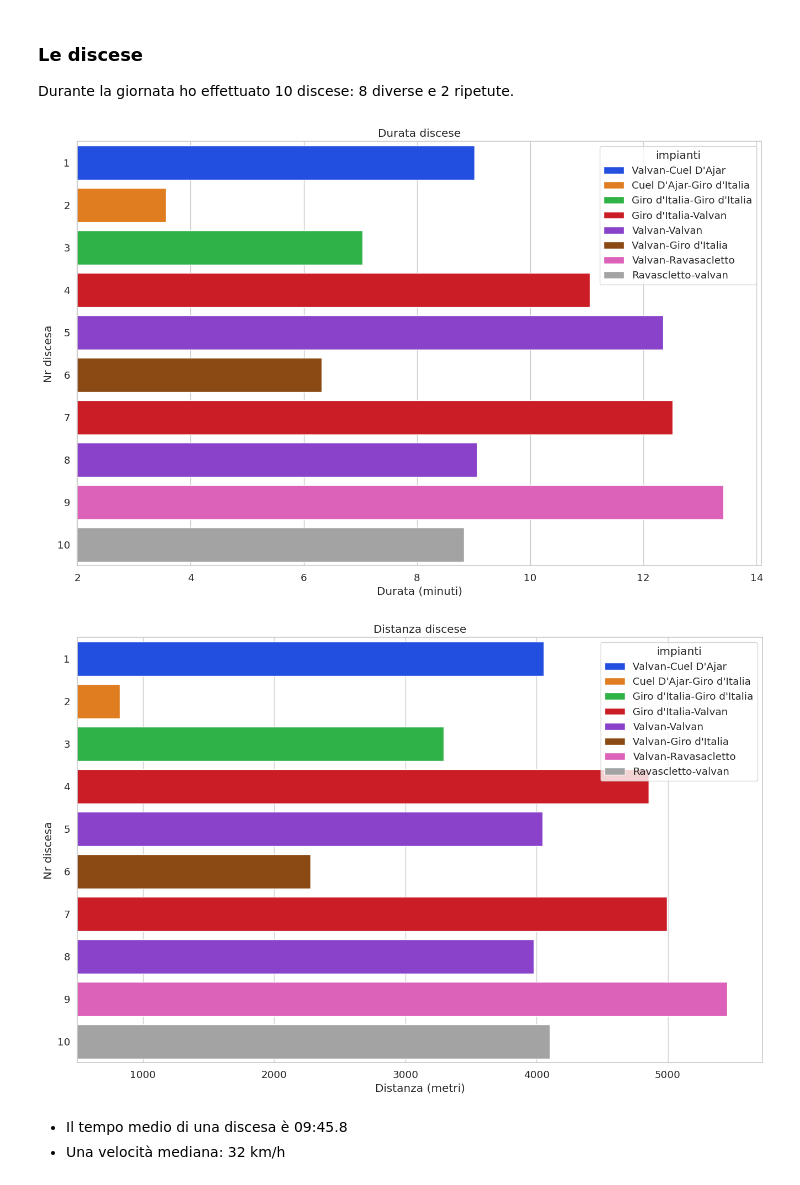
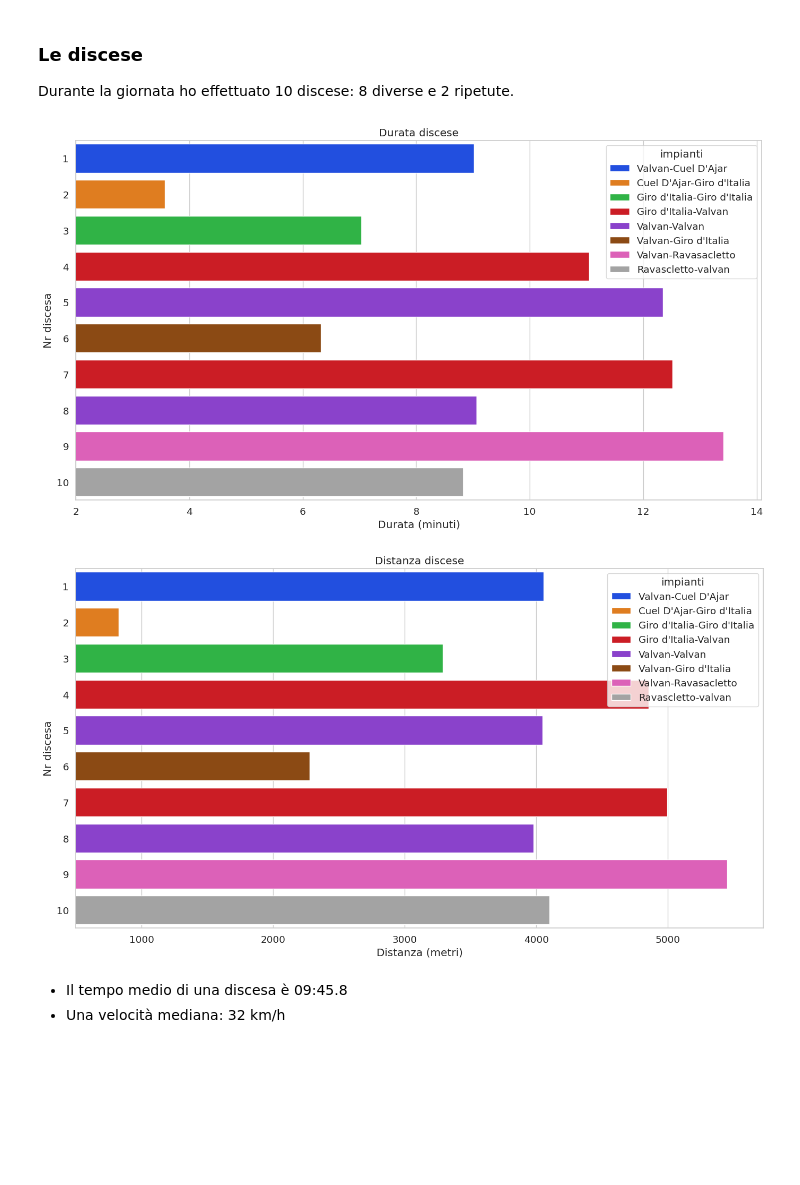
Before and after one commit to thomasmassarutto/DataSlopes, a Jupyter notebook: DataSlopes.ipynb, the cells around one changed output. Drawn from its saved outputs; the diff is of its cells as text; code cells hidden in the pictures; blank space fills up the shorter version.

```diff
--- a/DataSlopes.ipynb
+++ b/DataSlopes.ipynb
@@ -31,7 +31,8 @@ sns.set(
         font_scale = 1.2
         )
 
-safe_image_size= (16, 10) #16, 10
+safe_image_size= (14, 8) #16, 10
+safe_map_size= (14, 6.5) #16, 10
 # %%
 ## creazione df
 
@@ -640,28 +639,29 @@ velocita_max= gdf1['velocita'].max()* 3.6
 # %%
 df_discese['impianti'] = df_discese['impianto_inizio'] + "-" + df_discese['impianto_fine']
 df_discese['tempo_discesa'] = (df_discese['unixtime_end'] - df_discese['unixtime_start']) /60
 
 f, ax = plt.subplots(1, 1, figsize=safe_image_size)
 
 ax.set_title("Durata discese")
 
 sns.barplot(
             data=df_discese,
-            y=df_discese.index +1,
+            y=df_discese.index +1, ## indici parto no da
             x="tempo_discesa",
             orient='h',
             hue='impianti',
             palette= 'bright',
             )
 
 ax.set_xlim(2, None)
 
 ax.set_ylabel("Nr discesa")
 ax.set_xlabel("Durata (minuti)")
 
+plt.tight_layout()
 plt.show()
 # %% [output]
-[figure, old version]
+[figure, new version]
 # %%
 ##TENERE?
 
@@ -671,7 +671,7 @@ ax.set_title("Distanza discese")
 
 sns.barplot(
             data=df_discese,
-            y=df_discese.index +1,
+            y=df_discese.index +1, ## indici partono da 0
             x="distanza_discesa",
             orient='h',
             hue='impianti',
@@ -683,9 +683,10 @@ ax.set_xlim(500, None)
 ax.set_ylabel("Nr discesa")
 ax.set_xlabel("Distanza (metri)")
 
+plt.tight_layout()
 plt.show()
 # %% [output]
-[figure, old version]
+[figure, new version]
 # %% [markdown]
 - Il tempo medio di una discesa è 09:45.8
 - Una velocità  mediana: 32 km/h
```
Also changed, not shown: parts of 15 cells of this notebook, 3 other files.
